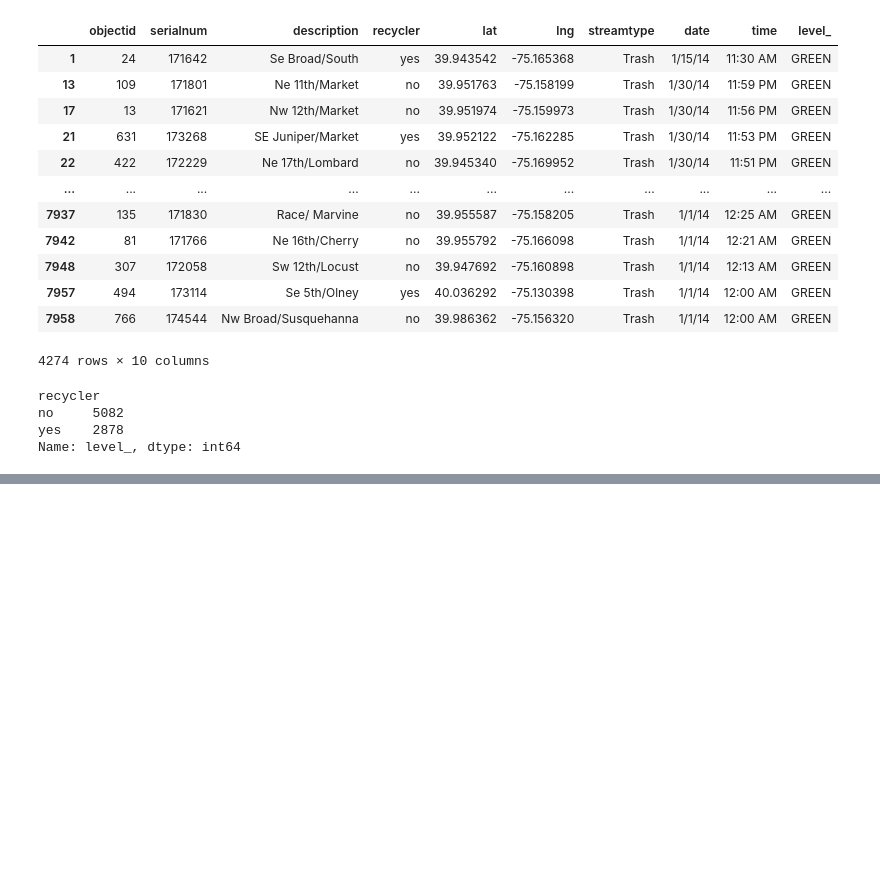
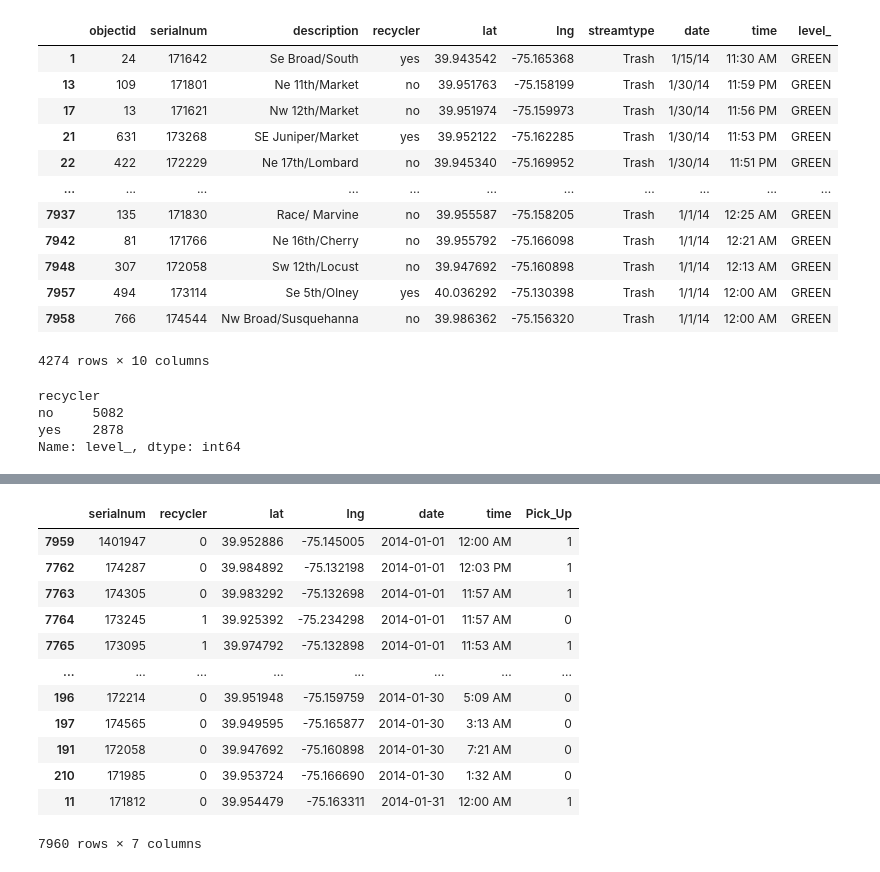
Before and after one commit to analystwil/Waste_Management, a Jupyter notebook: Jan_Waste.ipynb, the cells around one changed output, grey strips where cells are left out. Drawn from its saved outputs; the diff is of its cells as text; code cells hidden in the pictures; blank space fills up the shorter version.

```diff
--- a/Jan_Waste.ipynb
+++ b/Jan_Waste.ipynb
@@ -150,0 +228,20 @@ Name: level_, dtype: int64
+# %%
+waste_data_df["date"] = pd.to_datetime(waste_data_df["date"])
+waste_data_df = waste_data_df.sort_values(["date"])
+
+test_waste_data_df = pd.DataFrame(waste_data_df)
+waste_data_df
+# %% [output]
+|  | serialnum | recycler | lat | lng | date | time | Pick_Up |
+| 7959 | 1401947 | 0 | 39.952886 | -75.145005 | 2014-01-01 | 12:00 AM | 1 |
+| 7762 | 174287 | 0 | 39.984892 | -75.132198 | 2014-01-01 | 12:03 PM | 1 |
+| 7763 | 174305 | 0 | 39.983292 | -75.132698 | 2014-01-01 | 11:57 AM | 1 |
+| 7764 | 173245 | 1 | 39.925392 | -75.234298 | 2014-01-01 | 11:57 AM | 0 |
+| 7765 | 173095 | 1 | 39.974792 | -75.132898 | 2014-01-01 | 11:53 AM | 1 |
+| ... | ... | ... | ... | ... | ... | ... | ... |
+| 196 | 172214 | 0 | 39.951948 | -75.159759 | 2014-01-30 | 5:09 AM | 0 |
+| 197 | 174565 | 0 | 39.949595 | -75.165877 | 2014-01-30 | 3:13 AM | 0 |
+| 191 | 172058 | 0 | 39.947692 | -75.160898 | 2014-01-30 | 7:21 AM | 0 |
+| 210 | 171985 | 0 | 39.953724 | -75.166690 | 2014-01-30 | 1:32 AM | 0 |
+| 11 | 171812 | 0 | 39.954479 | -75.163311 | 2014-01-31 | 12:00 AM | 1 |
+7960 rows × 7 columns
```
Also changed, not shown: parts of 22 cells of this notebook, 2 other files.
